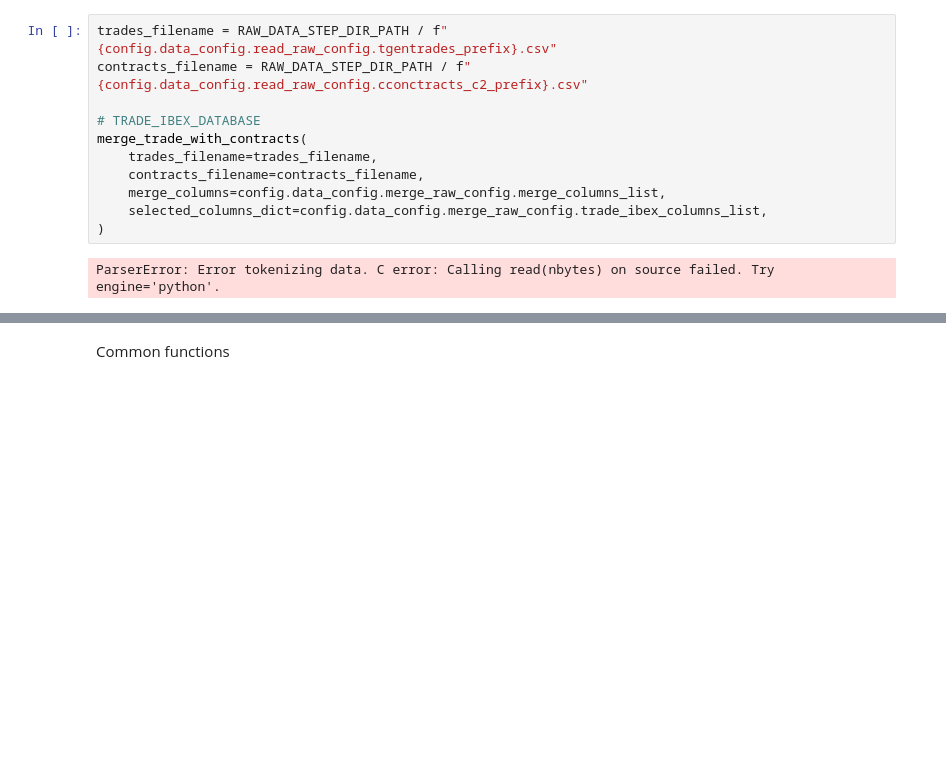
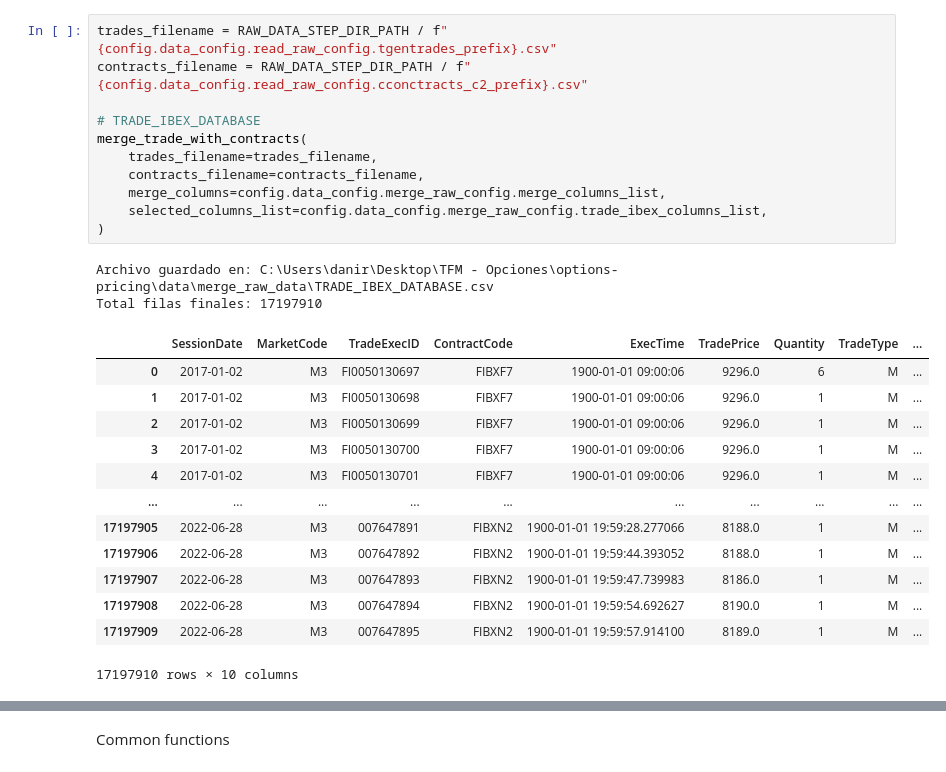
Before and after one commit to epiblasfunds/options-pricing, a Jupyter notebook: data.ipynb, the cells around one changed output, grey strips where cells are left out. Cells and saved outputs as stored; diff of their text form; blank space fills up the shorter version.

```diff
--- a/data.ipynb
+++ b/data.ipynb
@@ -23,13 +59,27 @@ AttributeError: 'DataConfig' object has no attribute 'raw_data_config'
 # %%
 trades_filename = RAW_DATA_STEP_DIR_PATH / f"{config.data_config.read_raw_config.tgentrades_prefix}.csv"
 contracts_filename = RAW_DATA_STEP_DIR_PATH / f"{config.data_config.read_raw_config.cconctracts_c2_prefix}.csv"
 
 # TRADE_IBEX_DATABASE
 merge_trade_with_contracts(
     trades_filename=trades_filename,
     contracts_filename=contracts_filename,
     merge_columns=config.data_config.merge_raw_config.merge_columns_list,
-    selected_columns_dict=config.data_config.merge_raw_config.trade_ibex_columns_list,
+    selected_columns_list=config.data_config.merge_raw_config.trade_ibex_columns_list,
 )
 # %% [output]
-ParserError: Error tokenizing data. C error: Calling read(nbytes) on source failed. Try engine='python'.
+Archivo guardado en: C:\Users\danir\Desktop\TFM - Opciones\options-pricing\data\merge_raw_data\TRADE_IBEX_DATABASE.csv
+Total filas finales: 17197910
+|  | SessionDate | MarketCode | TradeExecID | ContractCode | ExecTime | TradePrice | Quantity | TradeType | ... |
+| 0 | 2017-01-02 | M3 | FI0050130697 | FIBXF7 | 1900-01-01 09:00:06 | 9296.0 | 6 | M | ... |
+| 1 | 2017-01-02 | M3 | FI0050130698 | FIBXF7 | 1900-01-01 09:00:06 | 9296.0 | 1 | M | ... |
+| 2 | 2017-01-02 | M3 | FI0050130699 | FIBXF7 | 1900-01-01 09:00:06 | 9296.0 | 1 | M | ... |
+| 3 | 2017-01-02 | M3 | FI0050130700 | FIBXF7 | 1900-01-01 09:00:06 | 9296.0 | 1 | M | ... |
+| 4 | 2017-01-02 | M3 | FI0050130701 | FIBXF7 | 1900-01-01 09:00:06 | 9296.0 | 1 | M | ... |
+| ... | ... | ... | ... | ... | ... | ... | ... | ... | ... |
+| 17197905 | 2022-06-28 | M3 | 007647891 | FIBXN2 | 1900-01-01 19:59:28.277066 | 8188.0 | 1 | M | ... |
+| 17197906 | 2022-06-28 | M3 | 007647892 | FIBXN2 | 1900-01-01 19:59:44.393052 | 8188.0 | 1 | M | ... |
+| 17197907 | 2022-06-28 | M3 | 007647893 | FIBXN2 | 1900-01-01 19:59:47.739983 | 8186.0 | 1 | M | ... |
+| 17197908 | 2022-06-28 | M3 | 007647894 | FIBXN2 | 1900-01-01 19:59:54.692627 | 8190.0 | 1 | M | ... |
+| 17197909 | 2022-06-28 | M3 | 007647895 | FIBXN2 | 1900-01-01 19:59:57.914100 | 8189.0 | 1 | M | ... |
+17197910 rows × 10 columns
```
Also changed, not shown: parts of 4 cells of this notebook, 6 other files.
